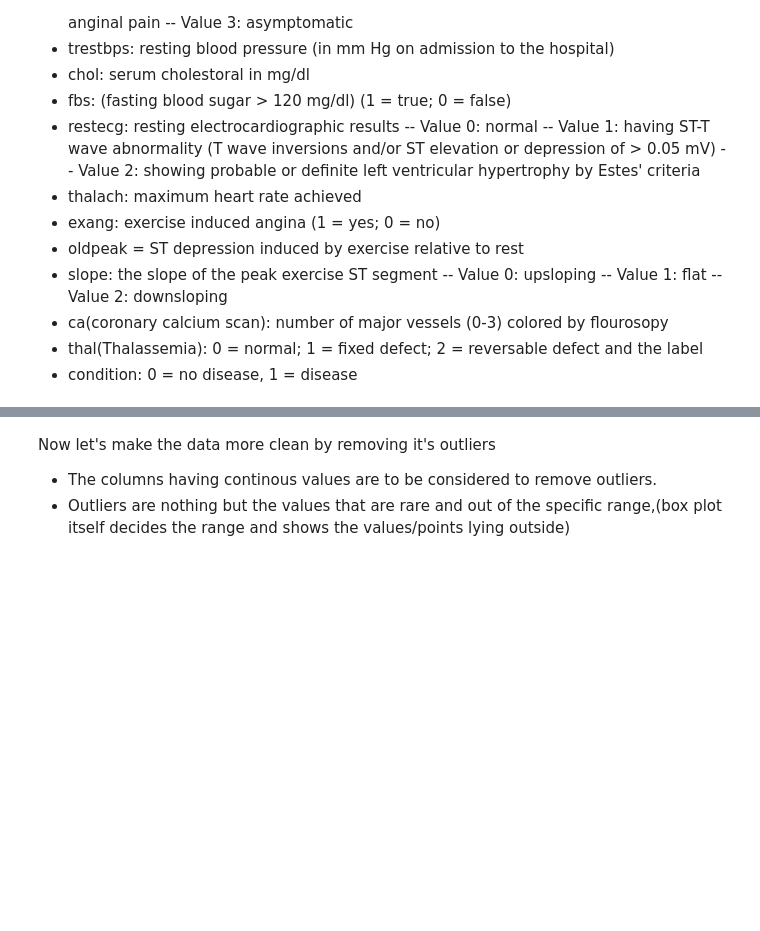
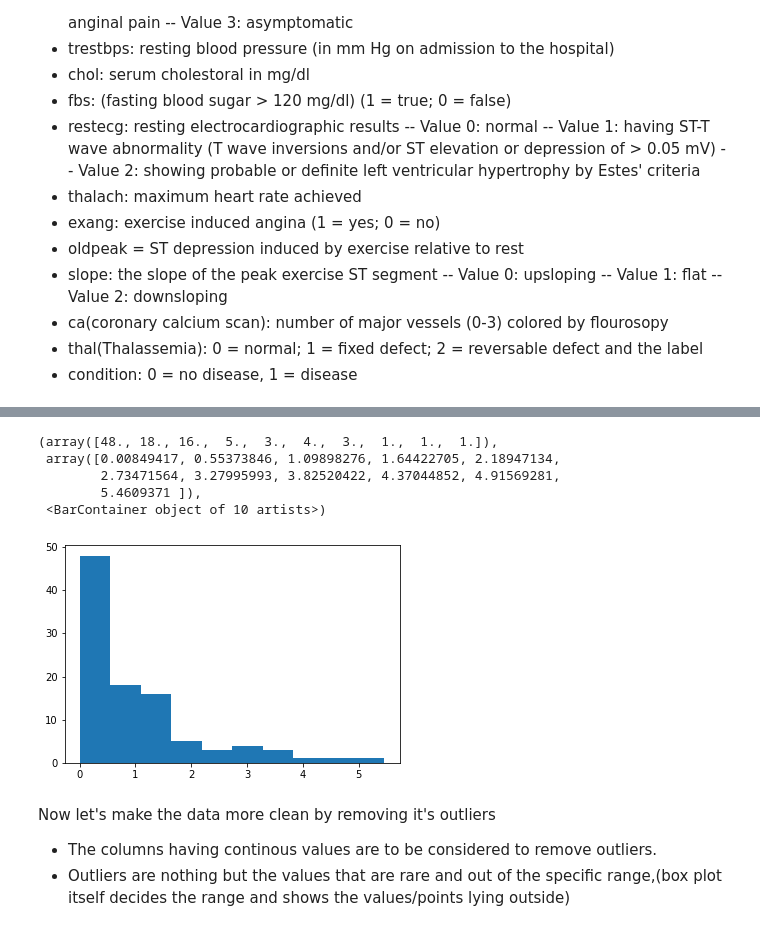
Before and after one commit to made-ml-in-prod-2022/minakovaa, a Jupyter notebook: notebooks/heart-disease-eda.ipynb, the cells around one changed output, grey strips where cells are left out. Saved outputs shown, nothing was run; the diff lists cells and outputs as text; code cells hidden in the pictures; blank space fills up the shorter version.

```diff
--- a/notebooks/heart-disease-eda.ipynb
+++ b/notebooks/heart-disease-eda.ipynb
@@ -94,3 +139,17 @@ There are 13 attributes
+# %%
+import random
+
+rnd_exp = [random.expovariate(1.05) for _ in range(100)]
+# %%
+import matplotlib.pyplot as plt
+plt.hist(rnd_exp)
+# %% [output]
+(array([48., 18., 16.,  5.,  3.,  4.,  3.,  1.,  1.,  1.]),
+ array([0.00849417, 0.55373846, 1.09898276, 1.64422705, 2.18947134,
+        2.73471564, 3.27995993, 3.82520422, 4.37044852, 4.91569281,
+        5.4609371 ]),
+ <BarContainer object of 10 artists>)
+[figure, added]
 # %% [markdown]
 Now let's make the data more clean by removing it's outliers
 * The columns having continous values are to be considered to remove outliers.
```
Also changed, not shown: parts of 6 cells of this notebook, 12 other files.
